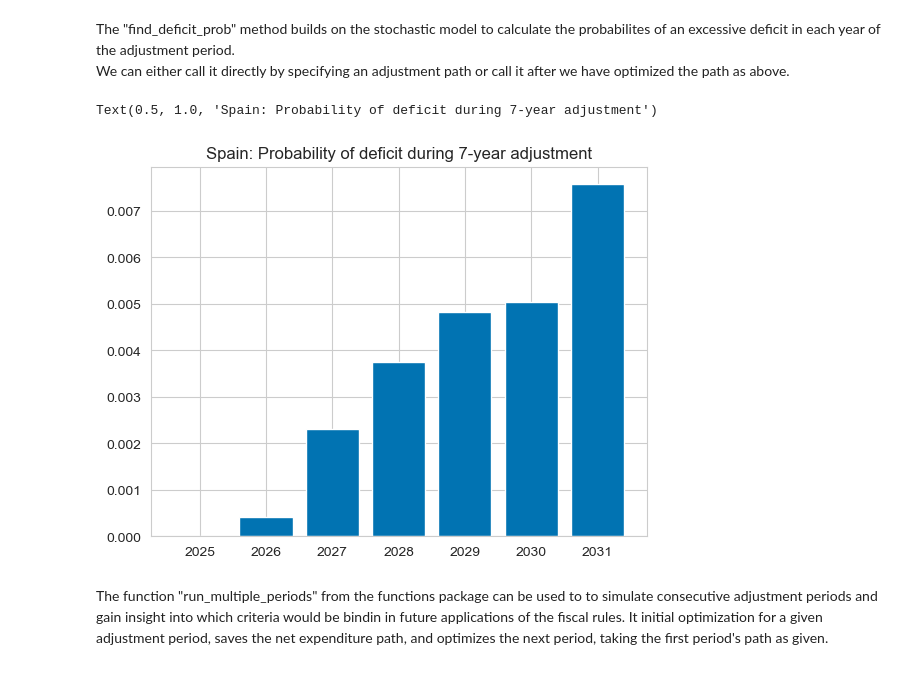
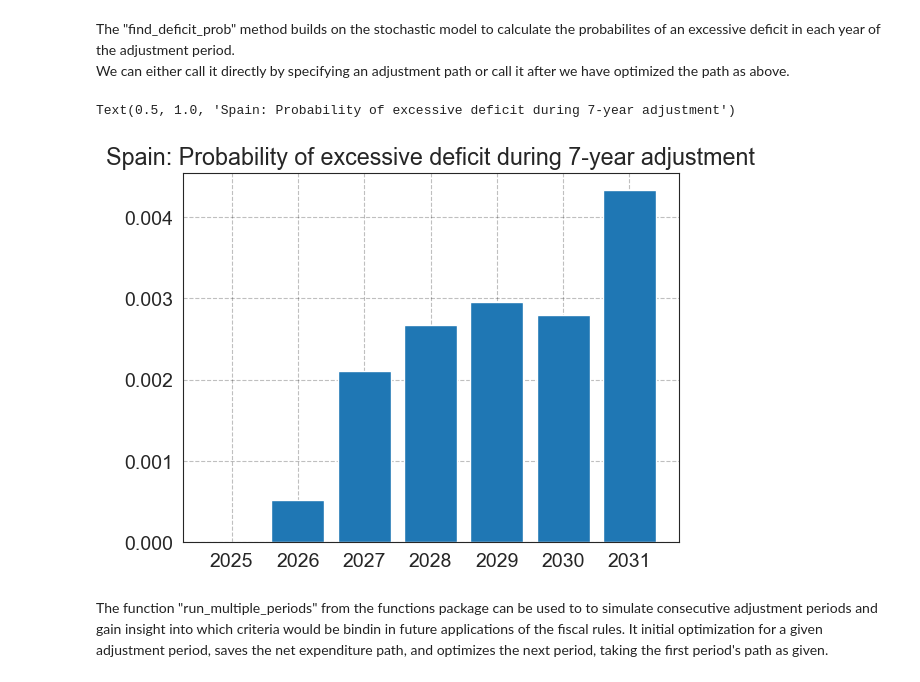
Before and after one commit to lennardwelslau/eu-debt-sustainability-analysis, a Jupyter notebook: latest_version/code/tutorial.ipynb, the cells around one changed output. Cells and saved outputs as stored; diff of their text form; code cells hidden in the pictures.

Commit message:
November data update

```diff
--- a/latest_version/code/tutorial.ipynb
+++ b/latest_version/code/tutorial.ipynb
@@ -13,8 +13,8 @@ pd.options.display.float_format = "{:,.3f}".format
 pd.options.display.max_columns = 100
 pd.options.display.max_rows = 100
 import matplotlib.pyplot as plt
-import seaborn as sns
-sns.set_style('whitegrid')
+plt.rcParams.update({'axes.grid':True,'grid.color':'black','grid.alpha':'0.25','grid.linestyle':'--'})
+plt.rcParams.update({'font.size': 14})
 
 # Import DSA model class and stochastic subclass
 from classes import *
@@ -139,3 +154,21 @@ esp_sdsa_7 = StochasticDsaModel(country='ESP', adjustment_period=7)
+# %%
+esp_sdsa_7 = StochasticDsaModel(
+    country='ESP', # ISO code of country
+    start_year=2023, # start year of projection, first year is baseline value
+    end_year=2070, # end year of projection
+    adjustment_period=7, # number of years for linear spb_bca adjustment
+    adjustment_start_year=2025, # start year of linear spb_bca adjustment
+    ageing_cost_period=10, # number of years for ageing cost adjustment
+    shock_sample_start=2000, # start year of shock sample
+    stochastic_start_year=None, # start year of stochastic projection, None defaults to adjustment end year
+    stochastic_period=5, # number of years for stochastic projection
+    shock_frequency='quarterly', # shock frequency of used for estimation
+    estimation='normal', # estimation method for covariance matrix, can be normal, var_cholesky, or var_bootstrap
+    fiscal_multiplier=0.75, # fiscal multiplier
+    fiscal_multiplier_persistence=3, # persistence of fiscal multiplier in years
+    fiscal_multiplier_type='com', # type of fiscal multiplier, 'com' (commission) or alternative 'pers' (persistent) version
+    bond_data=False, # use bond level data for repayment profile
+    )
 # %% [markdown]
 After projecting the debt path, the "simulate" method simulates N projections based on shocks to growth, interest rate, exchange rate, and primary balance.
 # %%
@@ -231,9 +273,9 @@ We can either call it directly by specifying an adjustment path or call it after
 # %%
 prob_deficit = esp_sdsa_7.find_deficit_prob()
 plt.bar(np.arange(2025, 2032), prob_deficit)
-plt.title('Spain: Probability of deficit during 7-year adjustment')
+plt.title('Spain: Probability of excessive deficit during 7-year adjustment')
 # %% [output]
-Text(0.5, 1.0, 'Spain: Probability of deficit during 7-year adjustment')
+Text(0.5, 1.0, 'Spain: Probability of excessive deficit during 7-year adjustment')
-[figure, old version]
+[figure, new version]
 # %% [markdown]
 The function "run_multiple_periods" from the functions package can be used to to simulate consecutive adjustment periods and gain insight into which criteria would be bindin in future applications of the fiscal rules. It initial optimization for a given adjustment period, saves the net expenditure path, and optimizes the next period, taking the first period's path as given.
```
Also changed, not shown: parts of 21 cells of this notebook, 42 other files.
